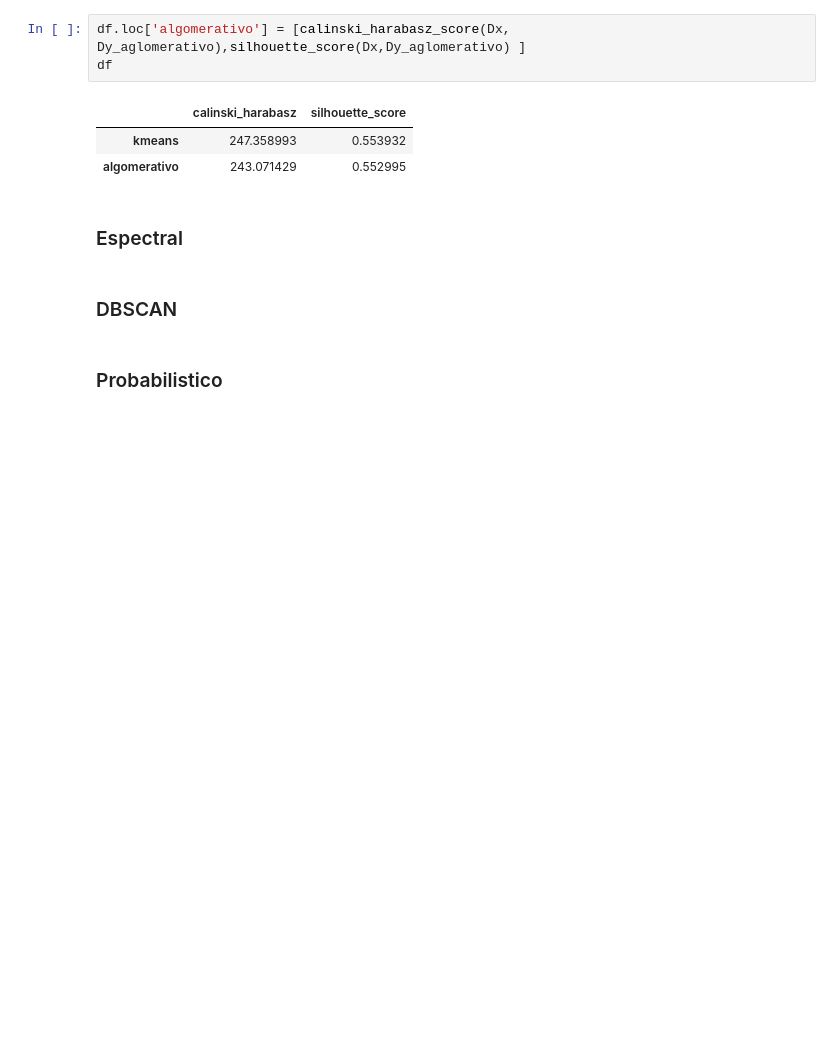
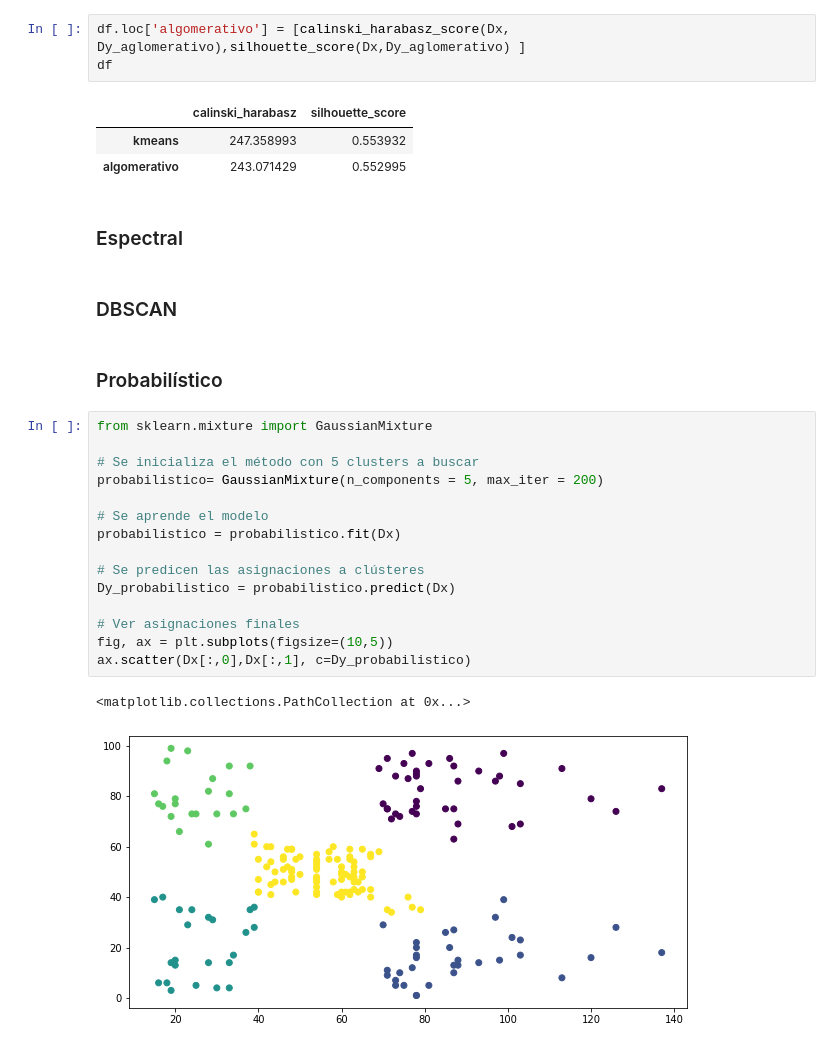
Before and after one commit to jignacioh/ActividadAprendizaNoSupervisado, a Jupyter notebook: Kmeanss_mall.ipynb, the cells around one changed output. Saved outputs shown, nothing was run; the diff lists cells and outputs as text; blank space fills up the shorter version.

```diff
--- a/Kmeanss_mall.ipynb
+++ b/Kmeanss_mall.ipynb
@@ -114,4 +114,22 @@ df
 # %% [markdown]
 ### DBSCAN
 # %% [markdown]
-### Probabilistico
+### Probabilístico
+# %%
+from sklearn.mixture import GaussianMixture
+
+# Se inicializa el método con 5 clusters a buscar
+probabilistico= GaussianMixture(n_components = 5, max_iter = 200)
+
+# Se aprende el modelo
+probabilistico = probabilistico.fit(Dx)
+
+# Se predicen las asignaciones a clústeres
+Dy_probabilistico = probabilistico.predict(Dx)
+
+# Ver asignaciones finales
+fig, ax = plt.subplots(figsize=(10,5))
+ax.scatter(Dx[:,0],Dx[:,1], c=Dy_probabilistico)
+# %% [output]
+<matplotlib.collections.PathCollection at 0x...>
+[figure, added]
```
Also changed, not shown: parts of 1 cell of this notebook.
